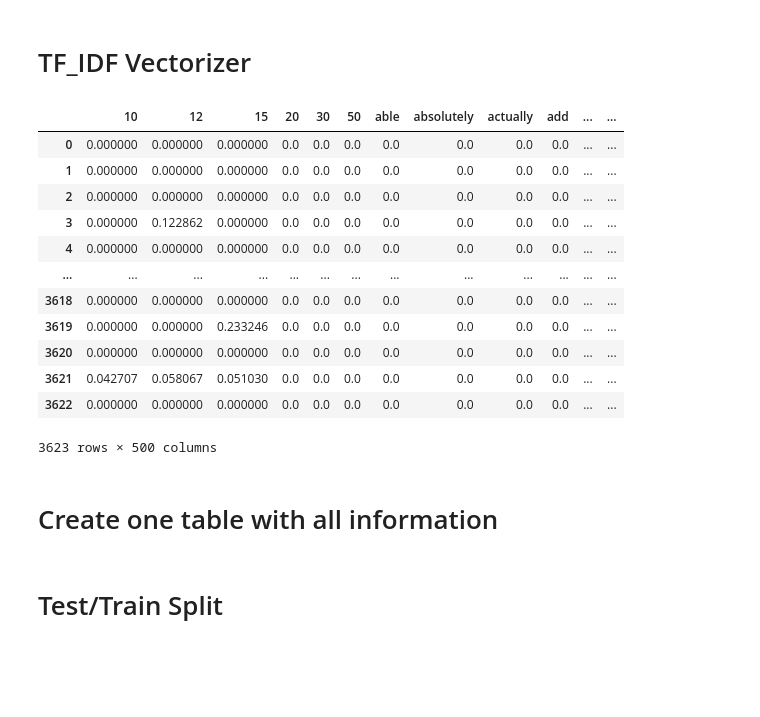
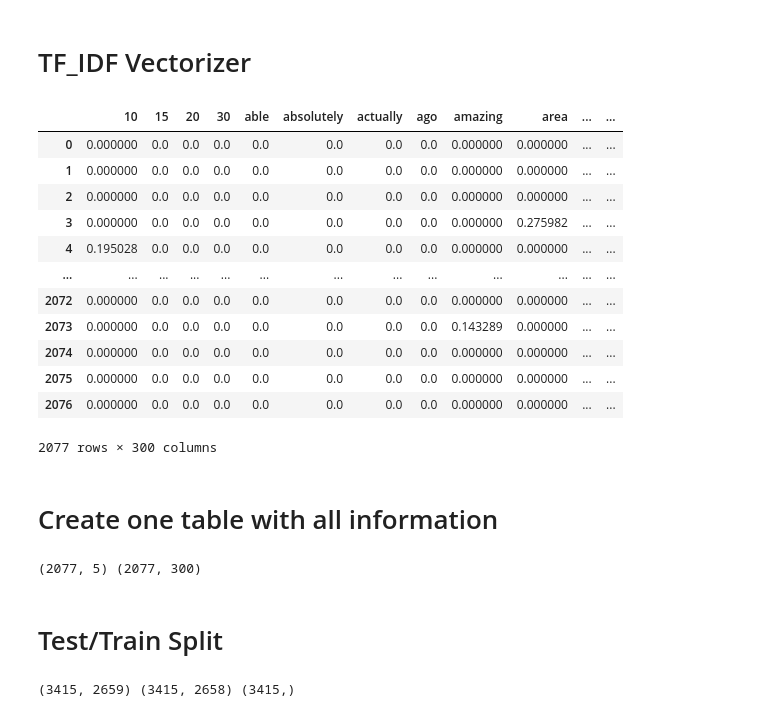
Before and after one commit to chkathi/intelligent-systems, a Jupyter notebook: P1/Regression.ipynb, the cells around one changed output. Drawn from its saved outputs; the diff is of its cells as text; code cells hidden in the pictures; blank space fills up the shorter version.

```diff
--- a/P1/Regression.ipynb
+++ b/P1/Regression.ipynb
@@ -103,19 +103,22 @@ import pandas as pd
 import numpy as np
 
 # Convert Data from JSON to Pandas
-reviews = pd.read_json('yelp_academic_dataset_review.json', lines=True, nrows=15000)
+reviews = pd.read_json('yelp_academic_dataset_review.json', lines=True, nrows=10000)
 reviews = reviews.rename(columns={'stars': 'review_rating'})
 
 
-businesses = pd.read_json('yelp_academic_dataset_business.json', lines=True, nrows=15000)
+businesses = pd.read_json('yelp_academic_dataset_business.json', lines=True, nrows=10000)
 businesses = businesses.rename(columns={'stars': 'business_rating'})
+businesses['location'] = businesses['city'] + ", " + businesses['state']
 # %% [markdown]
 # Keep all business with more than 20 lines & merge the reviews
 # %%
 
 # Remove all business with reivew count < 20
-print("removed businesses: ", businesses[businesses.review_count < 20].shape[0])
+businesses = businesses.dropna(subset=['business_id', 'review_count'])
 businesses =  businesses[businesses.review_count > 20]
 
 all_reviews = pd.merge(businesses,reviews, on='business_id')
+
+all_reviews.head()
 # %% [output]
@@ -125,16 +134,23 @@ removed businesses:  8741
 # %%
 # print("Individual Reviews (after join): ", all_reviews.shape)
 
-all_reviews = all_reviews[['business_id', 'text', 'business_rating']]
-# print(all_reviews.head())
+all_reviews = all_reviews[['business_id', 'text', 'business_rating', 'location', 'review_count']]
+all_reviews = all_reviews.drop_duplicates(subset=['business_id', 'business_rating', 'location', 'review_count'])
+
 
 reviews_agg = all_reviews.groupby('business_id')['text'].sum()
 rating_avg = all_reviews.groupby('business_id')['business_rating'].mean()
 
-df_reviews_agg = pd.DataFrame({'business_id': reviews_agg.index, 'all_reviews': reviews_agg.values})
-df_rating_avg = pd.DataFrame({'business_id': rating_avg.index, 'business_rating': rating_avg.values})
+print(all_reviews.shape, reviews_agg.shape, rating_avg.shape)
 
-df_agg = pd.merge(df_reviews_agg, df_rating_avg, on='business_id')
-df_agg.head()
+df_business_reviews = pd.DataFrame({
+  'business_id': reviews_agg.index,
+  'business_rating' : rating_avg.values,
+  'location' : all_reviews['location'],
+  'review_count' : all_reviews['review_count'],
+  'text': reviews_agg.values,
+})
+
+# print(df_agg['business_rating'].describe())
 # print(df_reviews_agg)
 # %% [output]
@@ -154,44 +170,50 @@ df_agg['all_reviews'].shape
 # %%
 from sklearn.feature_extraction.text import TfidfVectorizer
 
 # Initialize the TF-IDF vectorizer
-vectorizer = TfidfVectorizer(stop_words='english',max_features=500,min_df=1)
+vectorizer = TfidfVectorizer(stop_words='english',max_features=300,min_df=1)
 # Fit and transform the aggregated reviews into a TF-IDF matrix
-tfidf_wm = vectorizer.fit_transform(df_agg['all_reviews'])
+tfidf_wm = vectorizer.fit_transform(df_business_reviews['text'])
 
 # Retrieve the feature names (i.e., the vocabulary)
 tfidf_tokens = vectorizer.get_feature_names_out()
 
 # Create a DataFrame from the TF-IDF matrix for easier viewing
 df_tfidfvect = pd.DataFrame(data=tfidf_wm.toarray(), columns=tfidf_tokens)
 
 df_tfidfvect
 # %% [output]
-|  | 10 | 12 | 15 | 20 | 30 | 50 | able | absolutely | actually | add | ... | ... |
-| 0 | 0.000000 | 0.000000 | 0.000000 | 0.0 | 0.0 | 0.0 | 0.0 | 0.0 | 0.0 | 0.0 | ... | ... |
-| 1 | 0.000000 | 0.000000 | 0.000000 | 0.0 | 0.0 | 0.0 | 0.0 | 0.0 | 0.0 | 0.0 | ... | ... |
-| 2 | 0.000000 | 0.000000 | 0.000000 | 0.0 | 0.0 | 0.0 | 0.0 | 0.0 | 0.0 | 0.0 | ... | ... |
-| 3 | 0.000000 | 0.122862 | 0.000000 | 0.0 | 0.0 | 0.0 | 0.0 | 0.0 | 0.0 | 0.0 | ... | ... |
-| 4 | 0.000000 | 0.000000 | 0.000000 | 0.0 | 0.0 | 0.0 | 0.0 | 0.0 | 0.0 | 0.0 | ... | ... |
+|  | 10 | 15 | 20 | 30 | able | absolutely | actually | ago | amazing | area | ... | ... |
+| 0 | 0.000000 | 0.0 | 0.0 | 0.0 | 0.0 | 0.0 | 0.0 | 0.0 | 0.000000 | 0.000000 | ... | ... |
+| 1 | 0.000000 | 0.0 | 0.0 | 0.0 | 0.0 | 0.0 | 0.0 | 0.0 | 0.000000 | 0.000000 | ... | ... |
+| 2 | 0.000000 | 0.0 | 0.0 | 0.0 | 0.0 | 0.0 | 0.0 | 0.0 | 0.000000 | 0.000000 | ... | ... |
+| 3 | 0.000000 | 0.0 | 0.0 | 0.0 | 0.0 | 0.0 | 0.0 | 0.0 | 0.000000 | 0.275982 | ... | ... |
+| 4 | 0.195028 | 0.0 | 0.0 | 0.0 | 0.0 | 0.0 | 0.0 | 0.0 | 0.000000 | 0.000000 | ... | ... |
 | ... | ... | ... | ... | ... | ... | ... | ... | ... | ... | ... | ... | ... |
-| 3618 | 0.000000 | 0.000000 | 0.000000 | 0.0 | 0.0 | 0.0 | 0.0 | 0.0 | 0.0 | 0.0 | ... | ... |
-| 3619 | 0.000000 | 0.000000 | 0.233246 | 0.0 | 0.0 | 0.0 | 0.0 | 0.0 | 0.0 | 0.0 | ... | ... |
-| 3620 | 0.000000 | 0.000000 | 0.000000 | 0.0 | 0.0 | 0.0 | 0.0 | 0.0 | 0.0 | 0.0 | ... | ... |
-| 3621 | 0.042707 | 0.058067 | 0.051030 | 0.0 | 0.0 | 0.0 | 0.0 | 0.0 | 0.0 | 0.0 | ... | ... |
-| 3622 | 0.000000 | 0.000000 | 0.000000 | 0.0 | 0.0 | 0.0 | 0.0 | 0.0 | 0.0 | 0.0 | ... | ... |
+| 2072 | 0.000000 | 0.0 | 0.0 | 0.0 | 0.0 | 0.0 | 0.0 | 0.0 | 0.000000 | 0.000000 | ... | ... |
+| 2073 | 0.000000 | 0.0 | 0.0 | 0.0 | 0.0 | 0.0 | 0.0 | 0.0 | 0.143289 | 0.000000 | ... | ... |
+| 2074 | 0.000000 | 0.0 | 0.0 | 0.0 | 0.0 | 0.0 | 0.0 | 0.0 | 0.000000 | 0.000000 | ... | ... |
+| 2075 | 0.000000 | 0.0 | 0.0 | 0.0 | 0.0 | 0.0 | 0.0 | 0.0 | 0.000000 | 0.000000 | ... | ... |
+| 2076 | 0.000000 | 0.0 | 0.0 | 0.0 | 0.0 | 0.0 | 0.0 | 0.0 | 0.000000 | 0.000000 | ... | ... |
-3623 rows × 500 columns
+2077 rows × 300 columns
 # %% [markdown]
 # Create one table with all information
 # %%
 # business_id, rating concatonated onto the df_idfvect
-df_business = pd.concat([df_agg[['business_id', 'business_rating']], df_tfidfvect], axis=1)
+print(df_business_reviews.shape, df_tfidfvect.shape)
+df_business = pd.concat([df_business_reviews[['business_id', 'business_rating', 'location', 'review_count']], df_tfidfvect], axis=1)
+# %% [output]
+(2077, 5) (2077, 300)
 # %% [markdown]
 # Test/Train Split
 # %%
-encode_text_index(df_business, 'business_id')
+encode_text_dummy(df_business, 'business_id')
+encode_text_dummy(df_business, 'location')
 missing_median(df_business, 'business_rating')
+encode_numeric_zscore(df_business, 'review_count')
 
-df_business
-df_business_new = df_business.copy()
+x, y = to_xy(df_business, 'business_rating')
 
-x, y = to_xy(df_business_new, 'business_rating')
+print(df_business.shape, x.shape, y.shape)
+# %% [output]
+(3415, 2659) (3415, 2658) (3415,)
```
Also changed, not shown: parts of 5 cells of this notebook, 1 other file.
